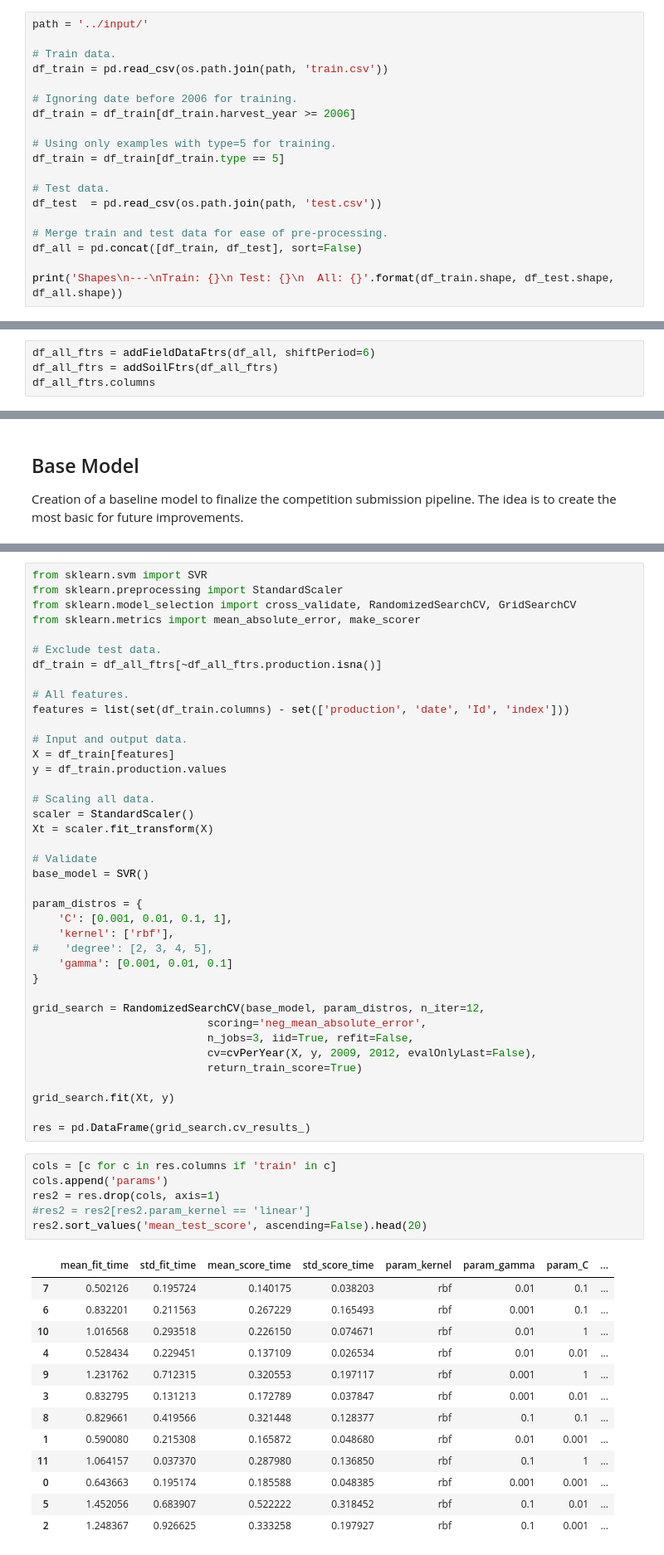
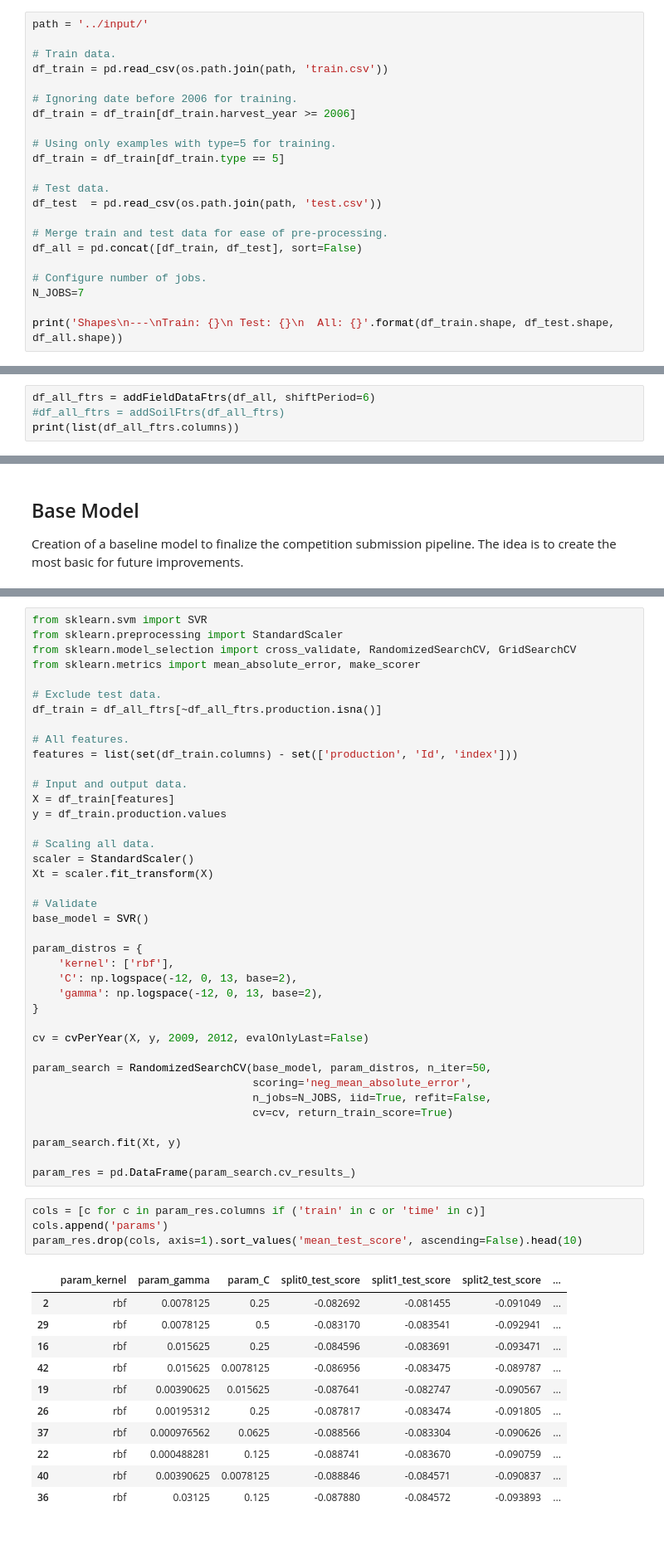
Before and after one commit to eraldoluis/kddbr-2018, a Jupyter notebook: nb/validation-svr.ipynb, the cells around one changed output, grey strips where cells are left out. Shown at 83% size. Saved outputs shown, nothing was run; the diff lists cells and outputs as text.

```diff
--- a/nb/validation-svr.ipynb
+++ b/nb/validation-svr.ipynb
@@ -42,6 +43,9 @@ df_test  = pd.read_csv(os.path.join(path, 'test.csv'))
 # Merge train and test data for ease of pre-processing.
 df_all = pd.concat([df_train, df_test], sort=False)
 
+# Configure number of jobs.
+N_JOBS=7
+
 print('Shapes\n---\nTrain: {}\n Test: {}\n  All: {}'.format(df_train.shape, df_test.shape, df_all.shape))
 # %% [output]
 Shapes
@@ -55,6 +59,6 @@ Train: (3332, 7)
 These files hold atmospheric data from January 2002 to December 2017, and can be used to estimate the weather conditions during the development of the plant. Notice that weather does influence the production. Using only a single month prior to harvest is probably too little data. Participants should decide how far back in the past they want to look when training models.
 # %%
 df_all_ftrs = addFieldDataFtrs(df_all, shiftPeriod=6)
-df_all_ftrs = addSoilFtrs(df_all_ftrs)
-df_all_ftrs.columns
+#df_all_ftrs = addSoilFtrs(df_all_ftrs)
+print(list(df_all_ftrs.columns))
 # %% [output]
@@ -125,7 +126,7 @@ from sklearn.metrics import mean_absolute_error, make_scorer
 df_train = df_all_ftrs[~df_all_ftrs.production.isna()]
 
 # All features.
-features = list(set(df_train.columns) - set(['production', 'date', 'Id', 'index']))
+features = list(set(df_train.columns) - set(['production', 'Id', 'index']))
 
 # Input and output data.
 X = df_train[features]
@@ -139,38 +140,34 @@ Xt = scaler.fit_transform(X)
 base_model = SVR()
 
 param_distros = {
-    'C': [0.001, 0.01, 0.1, 1],
     'kernel': ['rbf'],
-#    'degree': [2, 3, 4, 5],
-    'gamma': [0.001, 0.01, 0.1]
+    'C': np.logspace(-12, 0, 13, base=2),
+    'gamma': np.logspace(-12, 0, 13, base=2),
 }
 
-grid_search = RandomizedSearchCV(base_model, param_distros, n_iter=12,
-                           scoring='neg_mean_absolute_error',
-                           n_jobs=3, iid=True, refit=False,
-                           cv=cvPerYear(X, y, 2009, 2012, evalOnlyLast=False),
-                           return_train_score=True)
+cv = cvPerYear(X, y, 2009, 2012, evalOnlyLast=False)
 
-grid_search.fit(Xt, y)
+param_search = RandomizedSearchCV(base_model, param_distros, n_iter=50,
+                                  scoring='neg_mean_absolute_error',
+                                  n_jobs=N_JOBS, iid=True, refit=False,
+                                  cv=cv, return_train_score=True)
 
-res = pd.DataFrame(grid_search.cv_results_)
+param_search.fit(Xt, y)
+
+param_res = pd.DataFrame(param_search.cv_results_)
 # %%
-cols = [c for c in res.columns if 'train' in c]
+cols = [c for c in param_res.columns if ('train' in c or 'time' in c)]
 cols.append('params')
-res2 = res.drop(cols, axis=1)
-#res2 = res2[res2.param_kernel == 'linear']
-res2.sort_values('mean_test_score', ascending=False).head(20)
+param_res.drop(cols, axis=1).sort_values('mean_test_score', ascending=False).head(10)
 # %% [output]
-|  | mean_fit_time | std_fit_time | mean_score_time | std_score_time | param_kernel | param_gamma | param_C | ... |
-| 7 | 0.502126 | 0.195724 | 0.140175 | 0.038203 | rbf | 0.01 | 0.1 | ... |
-| 6 | 0.832201 | 0.211563 | 0.267229 | 0.165493 | rbf | 0.001 | 0.1 | ... |
-| 10 | 1.016568 | 0.293518 | 0.226150 | 0.074671 | rbf | 0.01 | 1 | ... |
-| 4 | 0.528434 | 0.229451 | 0.137109 | 0.026534 | rbf | 0.01 | 0.01 | ... |
-| 9 | 1.231762 | 0.712315 | 0.320553 | 0.197117 | rbf | 0.001 | 1 | ... |
-| 3 | 0.832795 | 0.131213 | 0.172789 | 0.037847 | rbf | 0.001 | 0.01 | ... |
-| 8 | 0.829661 | 0.419566 | 0.321448 | 0.128377 | rbf | 0.1 | 0.1 | ... |
-| 1 | 0.590080 | 0.215308 | 0.165872 | 0.048680 | rbf | 0.01 | 0.001 | ... |
-| 11 | 1.064157 | 0.037370 | 0.287980 | 0.136850 | rbf | 0.1 | 1 | ... |
-| 0 | 0.643663 | 0.195174 | 0.185588 | 0.048385 | rbf | 0.001 | 0.001 | ... |
-| 5 | 1.452056 | 0.683907 | 0.522222 | 0.318452 | rbf | 0.1 | 0.01 | ... |
-| 2 | 1.248367 | 0.926625 | 0.333258 | 0.197927 | rbf | 0.1 | 0.001 | ... |
+|  | param_kernel | param_gamma | param_C | split0_test_score | split1_test_score | split2_test_score | ... |
+| 2 | rbf | 0.0078125 | 0.25 | -0.082692 | -0.081455 | -0.091049 | ... |
+| 29 | rbf | 0.0078125 | 0.5 | -0.083170 | -0.083541 | -0.092941 | ... |
+| 16 | rbf | 0.015625 | 0.25 | -0.084596 | -0.083691 | -0.093471 | ... |
+| 42 | rbf | 0.015625 | 0.0078125 | -0.086956 | -0.083475 | -0.089787 | ... |
+| 19 | rbf | 0.00390625 | 0.015625 | -0.087641 | -0.082747 | -0.090567 | ... |
+| 26 | rbf | 0.00195312 | 0.25 | -0.087817 | -0.083474 | -0.091805 | ... |
+| 37 | rbf | 0.000976562 | 0.0625 | -0.088566 | -0.083304 | -0.090626 | ... |
+| 22 | rbf | 0.000488281 | 0.125 | -0.088741 | -0.083670 | -0.090759 | ... |
+| 40 | rbf | 0.00390625 | 0.0078125 | -0.088846 | -0.084571 | -0.090837 | ... |
+| 36 | rbf | 0.03125 | 0.125 | -0.087880 | -0.084572 | -0.093893 | ... |
```
Also changed, not shown: parts of 13 cells of this notebook.
